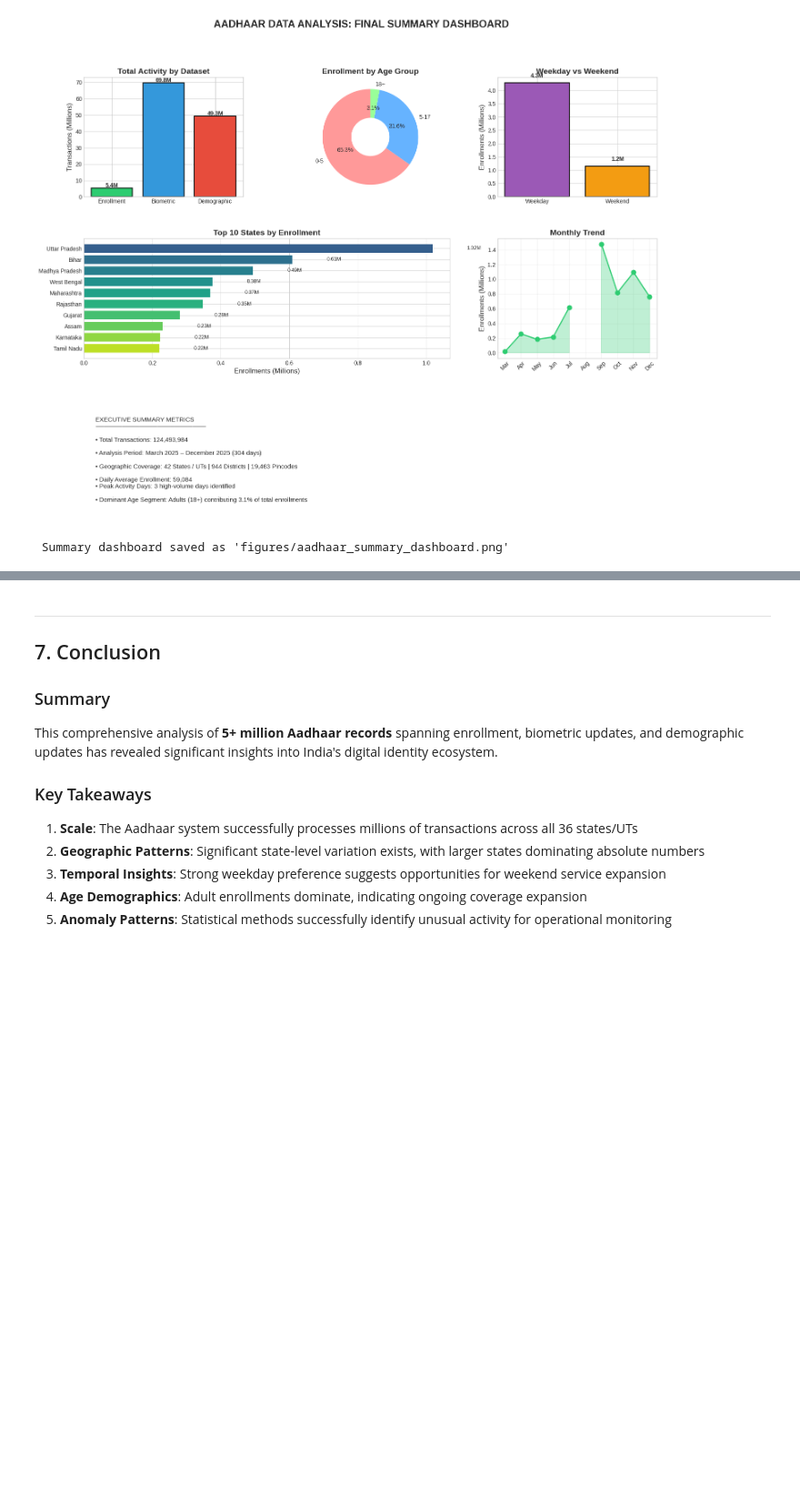
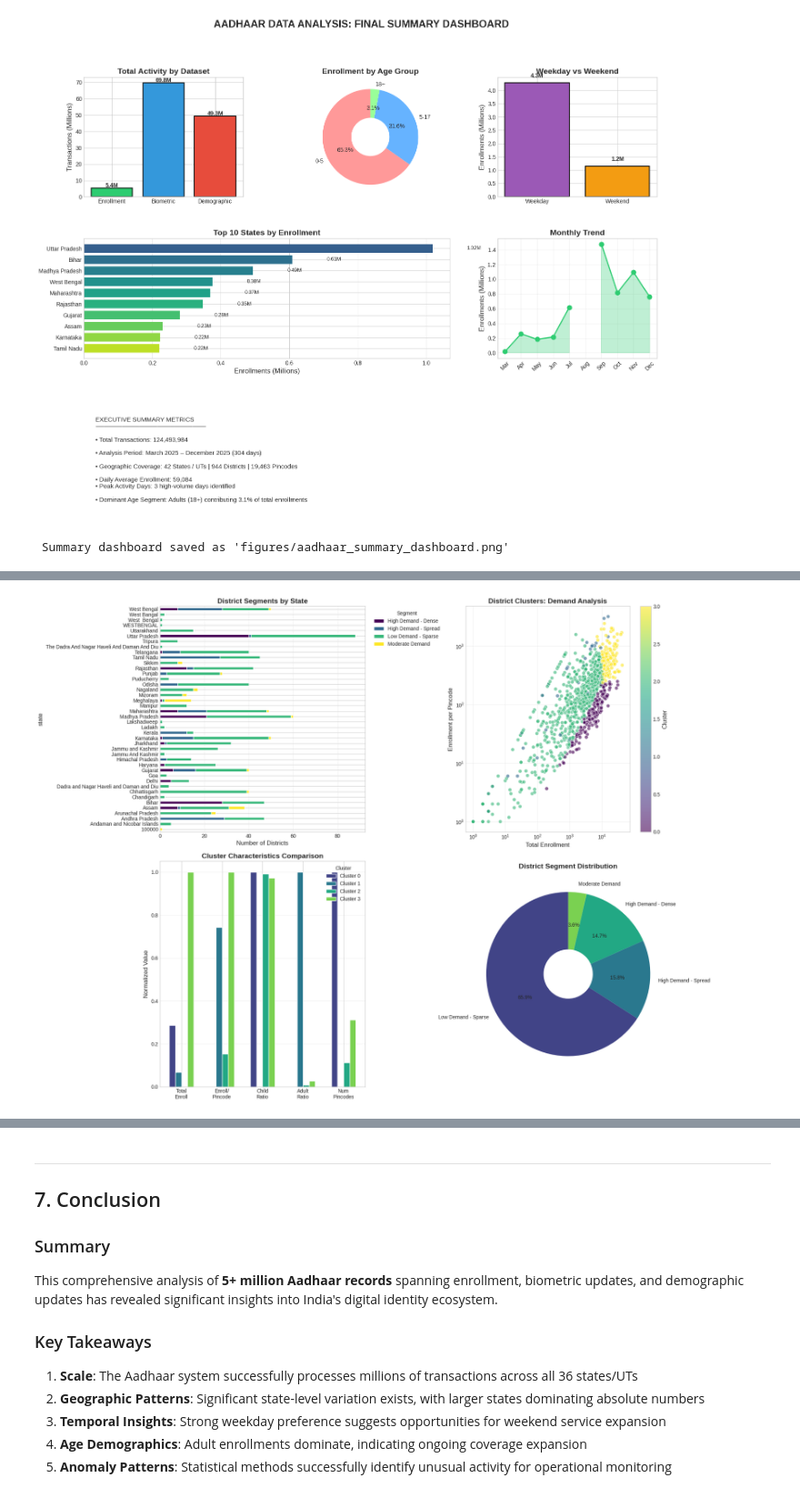
Before and after one commit to XAheli/UIDAI, a Jupyter notebook: Analysis/aadhaar_societal_trends_analysis.ipynb, the cells around one changed output, grey strips where cells are left out. Shown at 91% size. Drawn from its saved outputs; the diff is of its cells as text; code cells hidden in the pictures; blank space fills up the shorter version.

```diff
--- a/Analysis/aadhaar_societal_trends_analysis.ipynb
+++ b/Analysis/aadhaar_societal_trends_analysis.ipynb
@@ -1510,0 +2371,65 @@ print("\n Summary dashboard saved as 'figures/aadhaar_summary_dashboard.png'")
+# %%
+# ============================================
+# 8.4: VISUALIZE GEOGRAPHIC CLUSTERS
+# ============================================
+
+fig, axes = plt.subplots(2, 2, figsize=(18, 14))
+
+# Plot 1: Cluster Distribution by State
+ax1 = axes[0, 0]
+state_cluster = district_data.groupby(['state', 'segment']).size().unstack(fill_value=0)
+state_cluster.plot(kind='barh', stacked=True, ax=ax1, colormap='viridis', edgecolor='white')
+ax1.set_xlabel('Number of Districts')
+ax1.set_title('District Segments by State', fontsize=14, fontweight='bold')
+ax1.legend(title='Segment', bbox_to_anchor=(1.02, 1), loc='upper left')
+ax1.grid(True, alpha=0.3, axis='x')
+
+# Plot 2: Cluster Scatter (Enrollment vs Enrollment per Pincode)
+ax2 = axes[0, 1]
+scatter = ax2.scatter(district_data['total_enroll'],
+                      district_data['enroll_per_pincode'],
+                      c=district_data['cluster'],
+                      cmap='viridis',
+                      s=50, alpha=0.6, edgecolors='white')
+ax2.set_xlabel('Total Enrollment')
+ax2.set_ylabel('Enrollment per Pincode')
+ax2.set_title('District Clusters: Demand Analysis', fontsize=14, fontweight='bold')
+ax2.set_xscale('log')
+ax2.set_yscale('log')
+plt.colorbar(scatter, ax=ax2, label='Cluster')
+ax2.grid(True, alpha=0.3)
+
+# Plot 3: Cluster Characteristics Radar Chart (simplified as bar)
+ax3 = axes[1, 0]
+cluster_means = district_data.groupby('cluster')[cluster_features].mean()
+cluster_means_normalized = (cluster_means - cluster_means.min()) / (cluster_means.max() - cluster_means.min())
+
+x_pos = np.arange(len(cluster_features))
+width = 0.15
+colors_cluster = plt.cm.viridis(np.linspace(0.2, 0.8, optimal_k))
+
+for i, cluster_id in enumerate(sorted(cluster_means_normalized.index)):
+    ax3.bar(x_pos + i*width, cluster_means_normalized.loc[cluster_id], width,
+            label=f'Cluster {cluster_id}', color=colors_cluster[i], edgecolor='white')
+
+ax3.set_xticks(x_pos + width * (optimal_k-1) / 2)
+ax3.set_xticklabels(['Total\nEnroll', 'Enroll/\nPincode', 'Child\nRatio', 'Adult\nRatio', 'Num\nPincodes'])
+ax3.set_ylabel('Normalized Value')
+ax3.set_title('Cluster Characteristics Comparison', fontsize=14, fontweight='bold')
+ax3.legend(title='Cluster')
+ax3.grid(True, alpha=0.3, axis='y')
+
+# Plot 4: Segment Distribution Pie Chart
+ax4 = axes[1, 1]
+segment_counts = district_data['segment'].value_counts()
+colors_pie = plt.cm.viridis(np.linspace(0.2, 0.8, len(segment_counts)))
+wedges, texts, autotexts = ax4.pie(segment_counts.values, labels=segment_counts.index,
+                                    autopct='%1.1f%%', colors=colors_pie,
+                                    wedgeprops=dict(width=0.7), startangle=90)
+ax4.set_title('District Segment Distribution', fontsize=14, fontweight='bold')
+
+plt.tight_layout()
+plt.savefig('figures/geographic_clustering.png', dpi=150, bbox_inches='tight', facecolor='white')
+plt.show()
+# %% [output]
+[figure, added]
```
Also changed, not shown: parts of 17 cells of this notebook, 6 other files.
